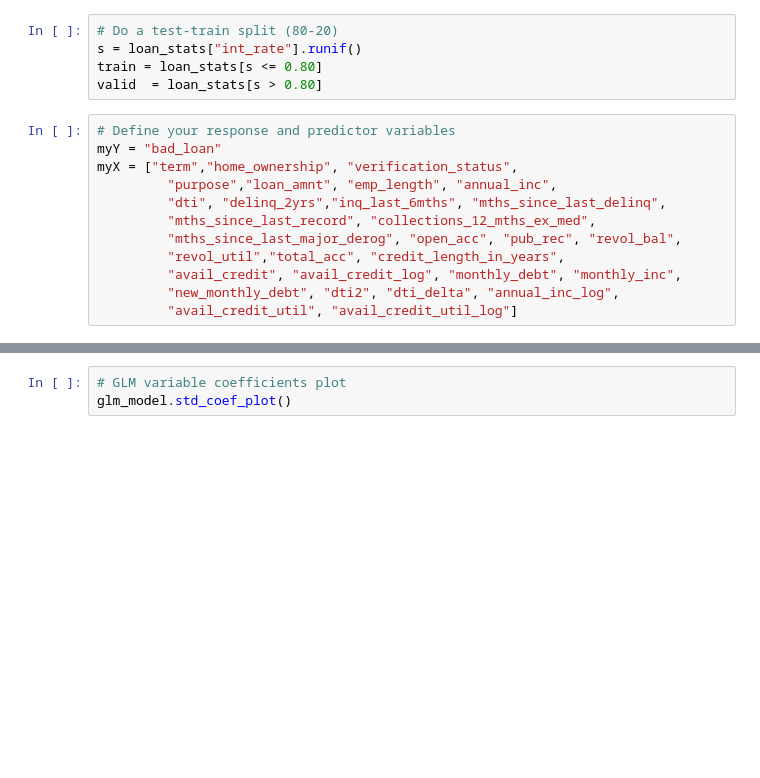
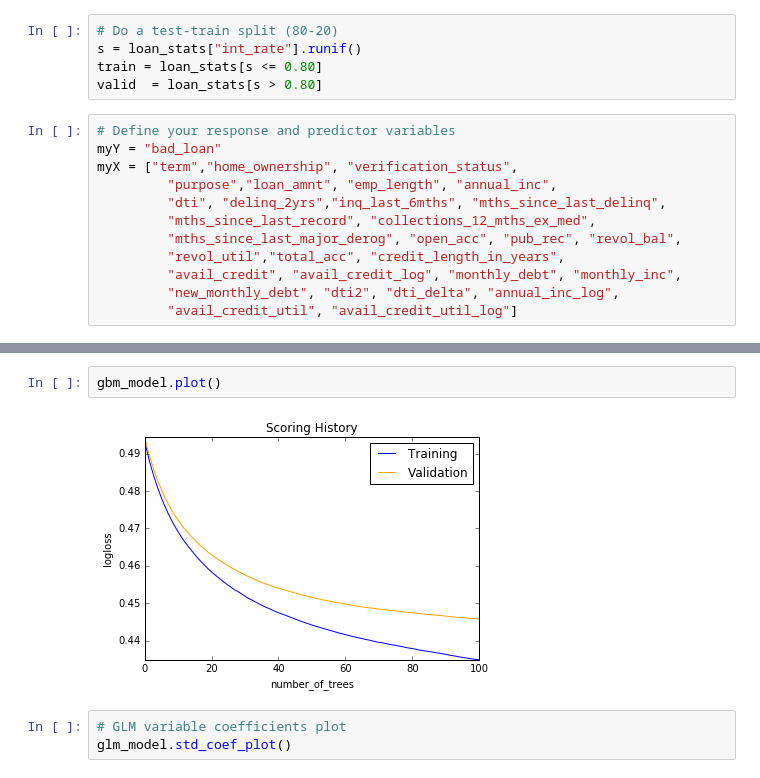
Before and after one commit to h2oai/dallas-tutorials, a Jupyter notebook: Dallas Open Tour.ipynb, the cells around one changed output, grey strips where cells are left out. Drawn from its saved outputs; the diff is of its cells as text; blank space fills up the shorter version.

```diff
--- a/Dallas Open Tour.ipynb
+++ b/Dallas Open Tour.ipynb
@@ -171,3 +252,7 @@ print "GBM AUC on training = " + str(gbm_model.auc(train = True)) + " and GBM AU
+# %%
+gbm_model.plot()
+# %% [output]
+[figure, added]
 # %%
 # GLM variable coefficients plot
 glm_model.std_coef_plot()
```
Also changed, not shown: parts of 12 cells of this notebook, 1 other file.
